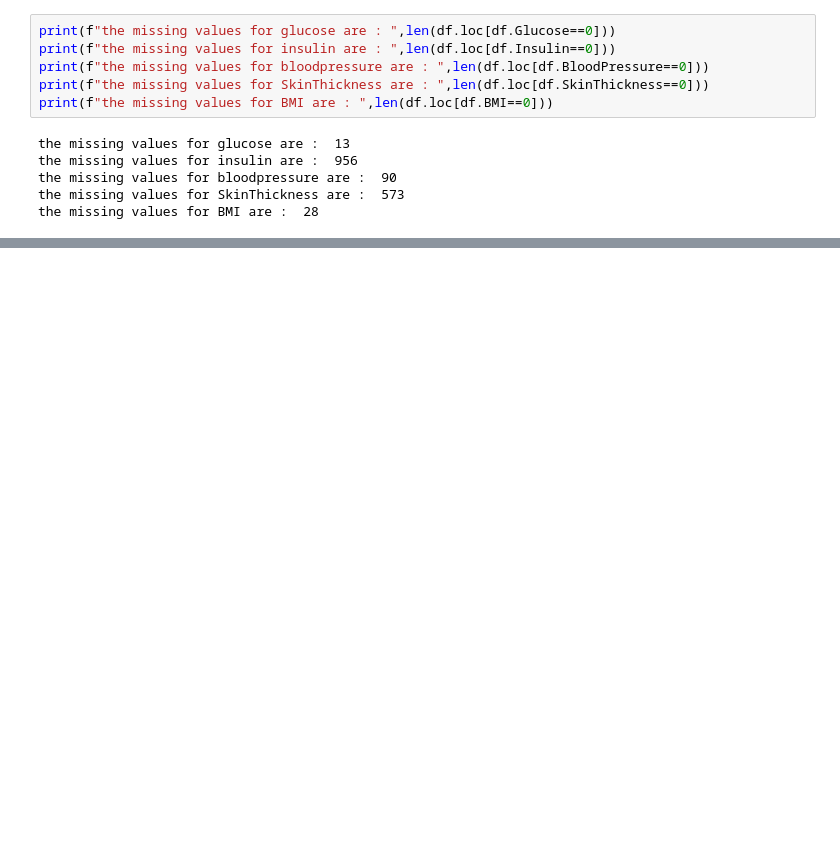
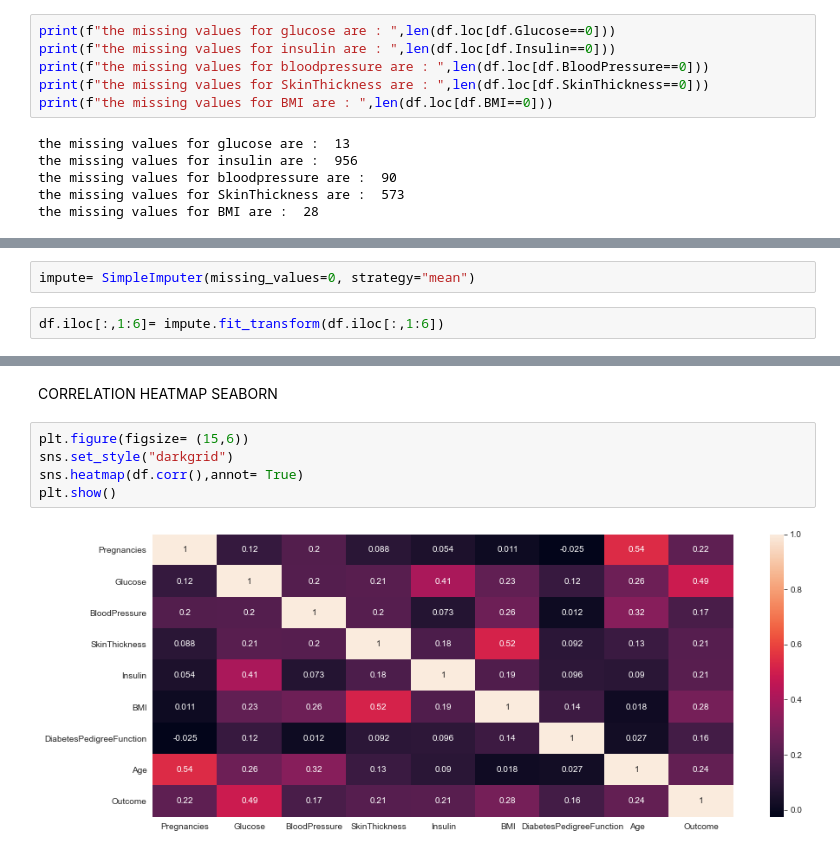
Before and after one commit to vasavdave/Team-Project-04, a Jupyter notebook: Visualization/Data_visualization.ipynb, the cells around one changed output, grey strips where cells are left out. Drawn from its saved outputs; the diff is of its cells as text; blank space fills up the shorter version.

Commit message:
Adding more plots

```diff
--- a/Visualization/Data_visualization.ipynb
+++ b/Visualization/Data_visualization.ipynb
@@ -73,0 +76,4 @@ the missing values for BMI are :  28
+# %%
+impute= SimpleImputer(missing_values=0, strategy="mean")
+# %%
+df.iloc[:,1:6]= impute.fit_transform(df.iloc[:,1:6])
@@ -73,0 +92,9 @@ the missing values for BMI are :  28
+# %% [markdown]
+CORRELATION HEATMAP SEABORN
+# %%
+plt.figure(figsize= (15,6))
+sns.set_style("darkgrid")
+sns.heatmap(df.corr(),annot= True)
+plt.show()
+# %% [output]
+[figure, added]
```
Also changed, not shown: parts of 5 cells of this notebook.
